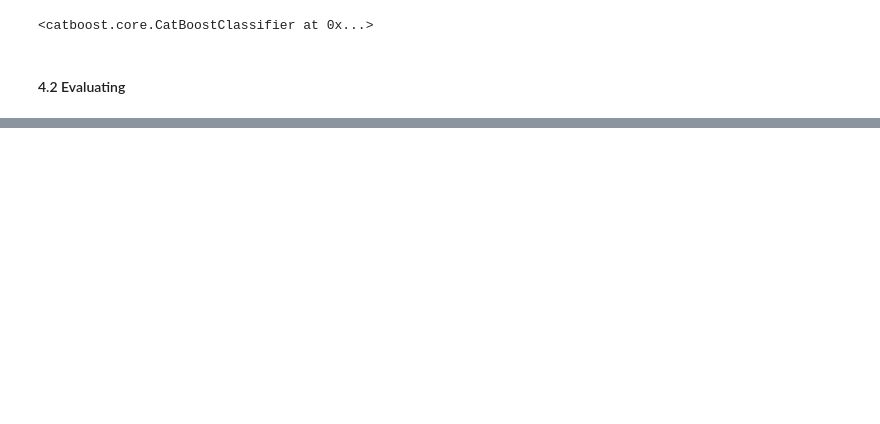
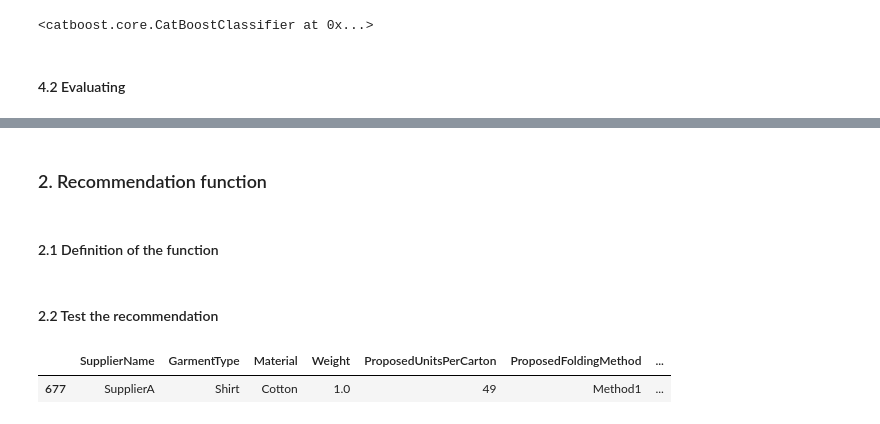
Before and after one commit to uligt/capstone, a Jupyter notebook: notebooks/2. Model Francisco.ipynb, the cells around one changed output, grey strips where cells are left out. Drawn from its saved outputs; the diff is of its cells as text; code cells hidden in the pictures; blank space fills up the shorter version.

Commit message:
Added recommendation function

```diff
--- a/notebooks/2. Model Francisco.ipynb
+++ b/notebooks/2. Model Francisco.ipynb
@@ -241,0 +288,51 @@ importance_df
+# %% [markdown]
+### 2. Recommendation function
+# %% [markdown]
+#### 2.1 Definition of the function
+# %%
+def recommend_best_packaging(fixed_inputs, model, top_n=1):
+    # Define search space (only for variables you want to optimize)
+    search_space = {
+        "SupplierName": categorical_values_dict["SupplierName"],
+        "ProposedUnitsPerCarton": numerical_ranges["ProposedUnitsPerCarton"],
+        "ProposedFoldingMethod": categorical_values_dict["ProposedFoldingMethod"],
+        "ProposedLayout": categorical_values_dict["ProposedLayout"]
+    }
+
+    # Generate Cartesian product
+    keys = list(search_space.keys())
+    values = list(search_space.values())
+    grid_df = pd.DataFrame(itertools.product(*values), columns=keys)
+
+    # Add fixed input columns
+    for key, value in fixed_inputs.items():
+        grid_df[key] = value
+
+    # Reorder columns to match model input
+    model_columns = ['SupplierName', 'GarmentType', 'Material', 'Weight',
+                     'ProposedUnitsPerCarton', 'ProposedFoldingMethod',
+                     'ProposedLayout', 'Size', 'Collection']
+    grid_df = grid_df[model_columns]
+
+    # Predict probabilities
+    grid_df.loc[:, "prob_good"] = model.predict_proba(grid_df)[:, 1]
+
+    # Return top N recommendations
+    return grid_df.sort_values("prob_good", ascending=False).head(top_n)
+# %% [markdown]
+#### 2.2 Test the recommendation
+# %%
+# Define the user input
+fixed_inputs = {
+    "GarmentType": "Shirt",
+    "Material": "Cotton",
+    "Weight": 1.00,
+    "Size": "S",
+    "Collection": "Winter"
+}
+
+# Apply the function
+recommend_best_packaging(fixed_inputs, model)
+# %% [output]
+|  | SupplierName | GarmentType | Material | Weight | ProposedUnitsPerCarton | ProposedFoldingMethod | ... |
+| 677 | SupplierA | Shirt | Cotton | 1.0 | 49 | Method1 | ... |
```
Also changed, not shown: parts of 18 cells of this notebook.
